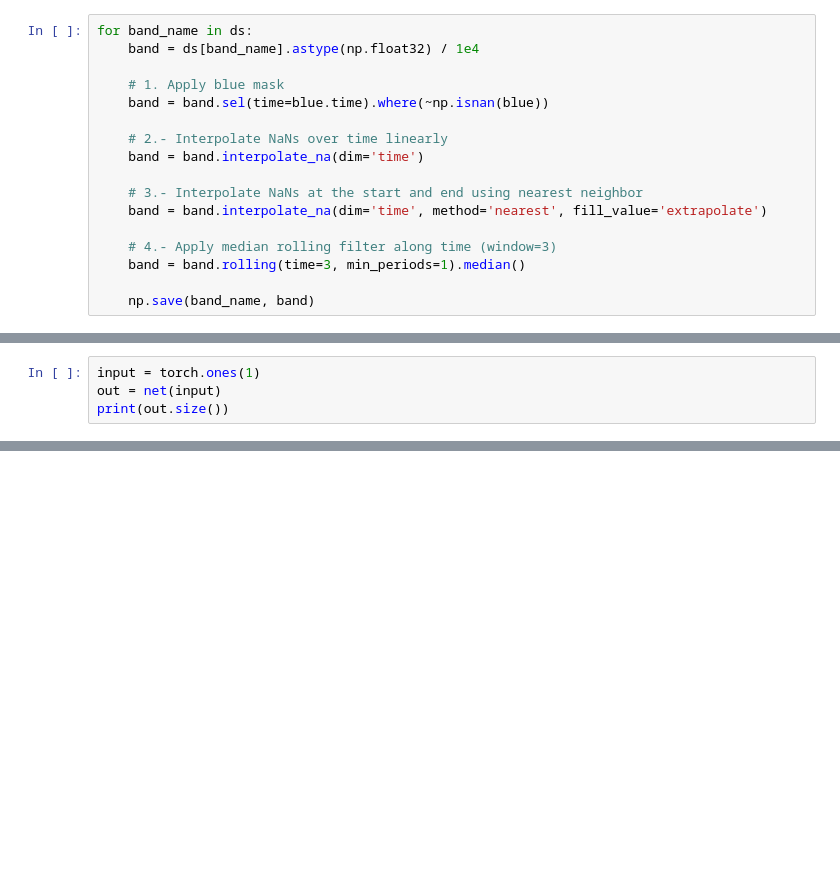
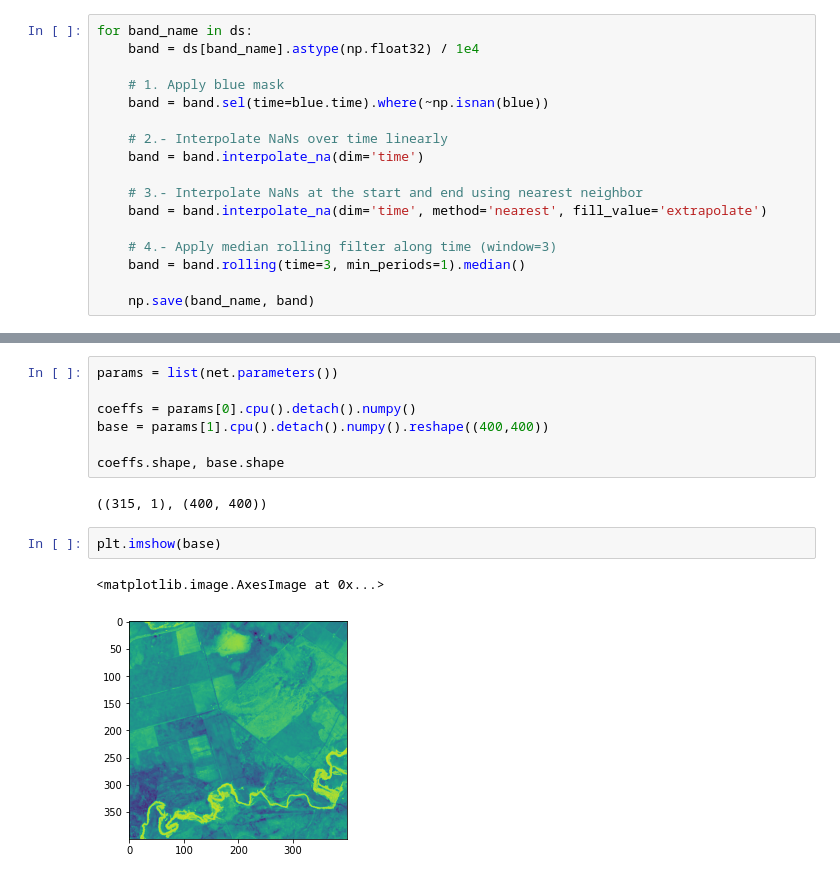
Before and after one commit to ANU-WALD/sat_decomp, a Jupyter notebook: NN_decomp.ipynb, the cells around one changed output, grey strips where cells are left out. Cells and saved outputs as stored; diff of their text form; blank space fills up the shorter version.

```diff
--- a/NN_decomp.ipynb
+++ b/NN_decomp.ipynb
@@ -127,4 +139,0 @@ torch.Size([1000, 1])
-# %%
-input = torch.ones(1)
-out = net(input)
-print(out.size())
@@ -190 +202,15 @@ RuntimeError: Can't call numpy() on Tensor that requires grad. Use tensor.detach
+# %%
+params = list(net.parameters())
+
+coeffs = params[0].cpu().detach().numpy()
+base = params[1].cpu().detach().numpy().reshape((400,400))
+
+coeffs.shape, base.shape
+# %% [output]
+((315, 1), (400, 400))
+# %%
+plt.imshow(base)
+# %% [output]
+<matplotlib.image.AxesImage at 0x...>
+[figure, added]
 # %%
```
Also changed, not shown: parts of 21 cells of this notebook.
